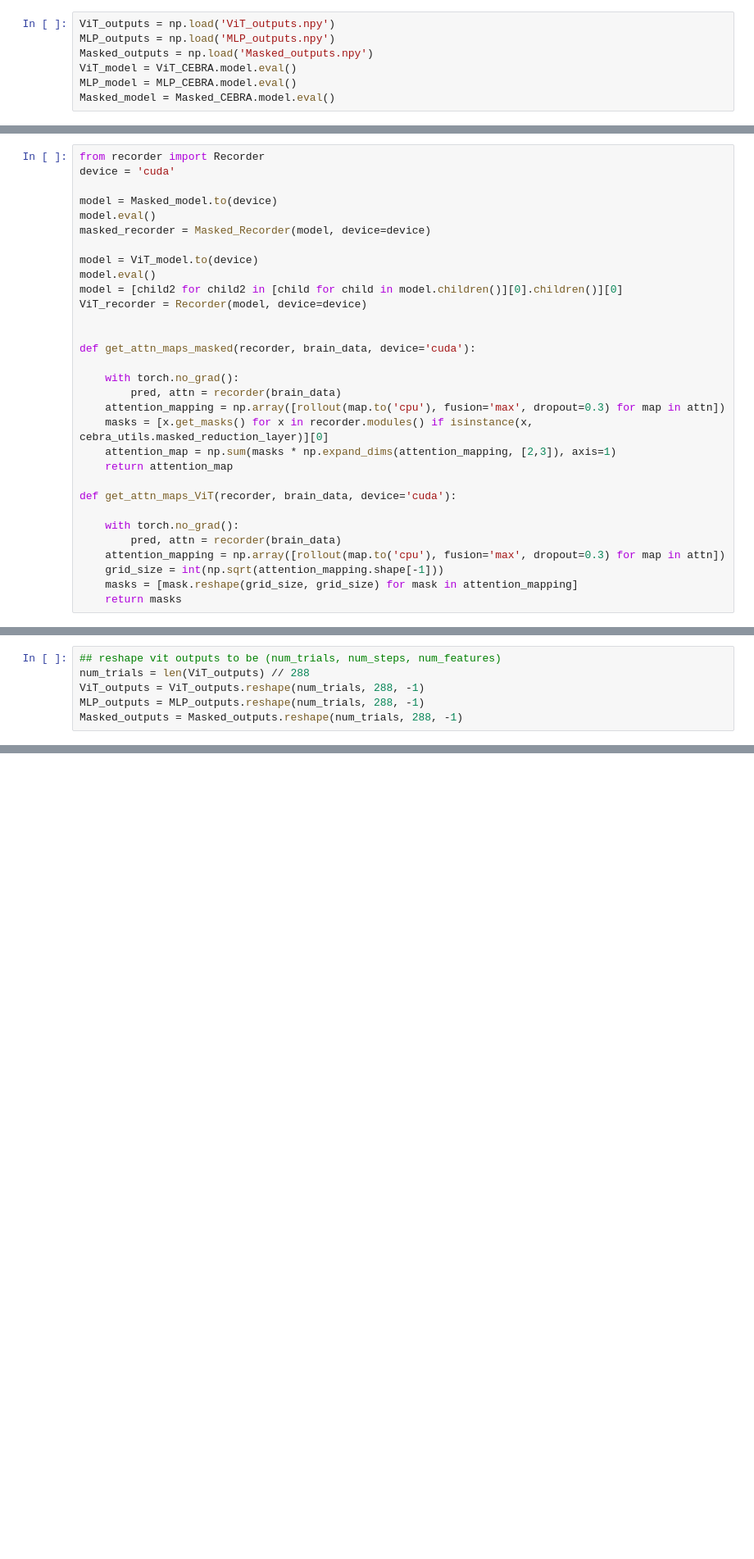
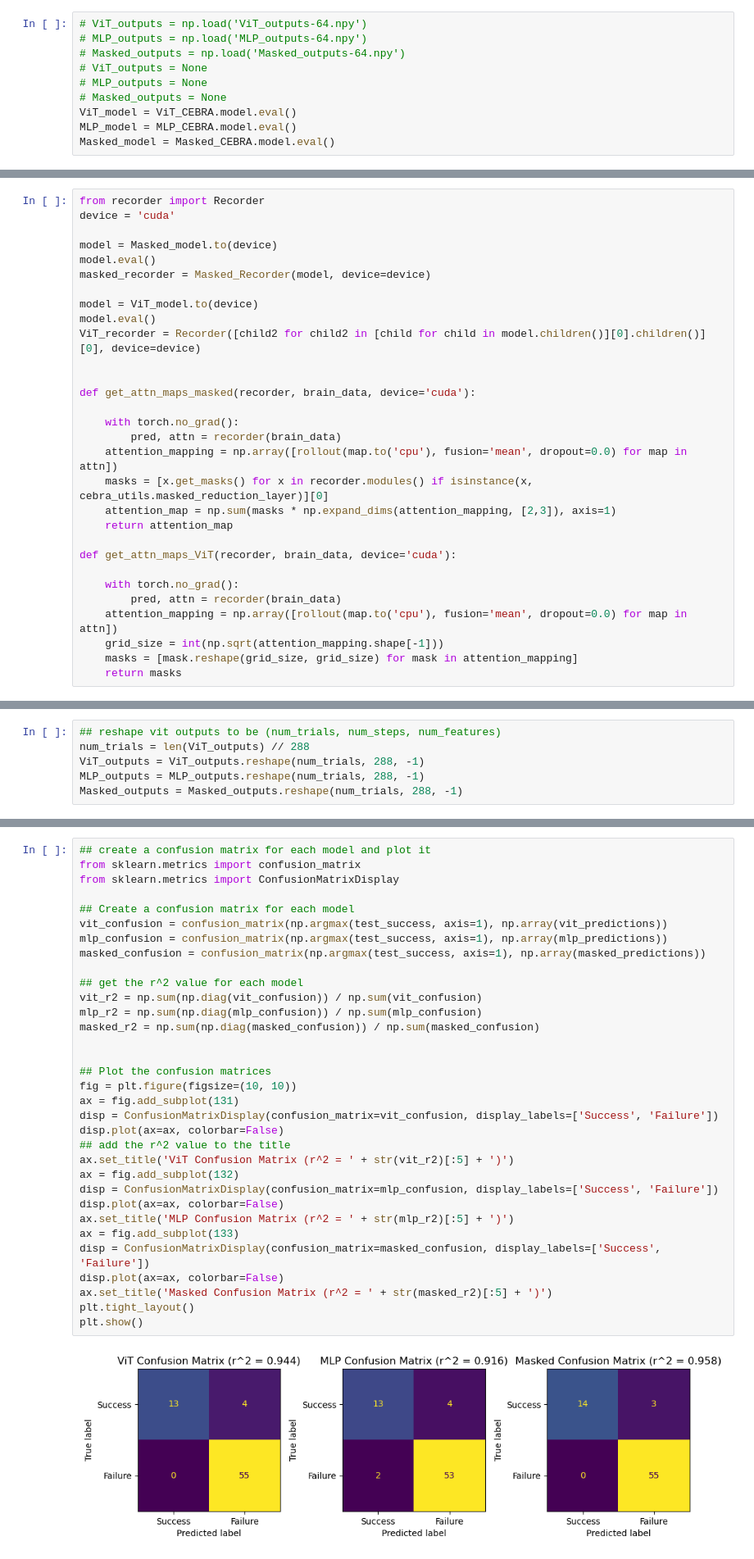
Before and after one commit to Tsuchijo/meso-vit, a Jupyter notebook: src/testing_batch_data.ipynb, the cells around one changed output, grey strips where cells are left out. Shown at 82% size. Cells and saved outputs as stored; diff of their text form; blank space fills up the shorter version.

```diff
--- a/src/testing_batch_data.ipynb
+++ b/src/testing_batch_data.ipynb
@@ -77,9 +82,12 @@ def load_brain_data_multi(data_paths):
             brain_data.extend(load_brain_data(path, trial_num))
     return np.array(brain_data)
 # %%
-ViT_outputs = np.load('ViT_outputs.npy')
-MLP_outputs = np.load('MLP_outputs.npy')
-Masked_outputs = np.load('Masked_outputs.npy')
+# ViT_outputs = np.load('ViT_outputs-64.npy')
+# MLP_outputs = np.load('MLP_outputs-64.npy')
+# Masked_outputs = np.load('Masked_outputs-64.npy')
+# ViT_outputs = None
+# MLP_outputs = None
+# Masked_outputs = None
 ViT_model = ViT_CEBRA.model.eval()
 MLP_model = MLP_CEBRA.model.eval()
 Masked_model = Masked_CEBRA.model.eval()
@@ -230,15 +251,14 @@ masked_recorder = Masked_Recorder(model, device=device)
 
 model = ViT_model.to(device)
 model.eval()
-model = [child2 for child2 in [child for child in model.children()][0].children()][0]
-ViT_recorder = Recorder(model, device=device)
+ViT_recorder = Recorder([child2 for child2 in [child for child in model.children()][0].children()][0], device=device)
 
 
 def get_attn_maps_masked(recorder, brain_data, device='cuda'):
 
     with torch.no_grad():
         pred, attn = recorder(brain_data)
-    attention_mapping = np.array([rollout(map.to('cpu'), fusion='max', dropout=0.3) for map in attn])
+    attention_mapping = np.array([rollout(map.to('cpu'), fusion='mean', dropout=0.0) for map in attn])
     masks = [x.get_masks() for x in recorder.modules() if isinstance(x, cebra_utils.masked_reduction_layer)][0]
     attention_map = np.sum(masks * np.expand_dims(attention_mapping, [2,3]), axis=1)
     return attention_map
@@ -247,7 +267,7 @@ def get_attn_maps_ViT(recorder, brain_data, device='cuda'):
 
     with torch.no_grad():
         pred, attn = recorder(brain_data)
-    attention_mapping = np.array([rollout(map.to('cpu'), fusion='max', dropout=0.3) for map in attn])
+    attention_mapping = np.array([rollout(map.to('cpu'), fusion='mean', dropout=0.0) for map in attn])
     grid_size = int(np.sqrt(attention_mapping.shape[-1]))
     masks = [mask.reshape(grid_size, grid_size) for mask in attention_mapping]
     return masks
@@ -575,0 +677,35 @@ plt.show()
+# %%
+## create a confusion matrix for each model and plot it
+from sklearn.metrics import confusion_matrix
+from sklearn.metrics import ConfusionMatrixDisplay
+
+## Create a confusion matrix for each model
+vit_confusion = confusion_matrix(np.argmax(test_success, axis=1), np.array(vit_predictions))
+mlp_confusion = confusion_matrix(np.argmax(test_success, axis=1), np.array(mlp_predictions))
+masked_confusion = confusion_matrix(np.argmax(test_success, axis=1), np.array(masked_predictions))
+
+## get the r^2 value for each model
+vit_r2 = np.sum(np.diag(vit_confusion)) / np.sum(vit_confusion)
+mlp_r2 = np.sum(np.diag(mlp_confusion)) / np.sum(mlp_confusion)
+masked_r2 = np.sum(np.diag(masked_confusion)) / np.sum(masked_confusion)
+
+
+## Plot the confusion matrices
+fig = plt.figure(figsize=(10, 10))
+ax = fig.add_subplot(131)
+disp = ConfusionMatrixDisplay(confusion_matrix=vit_confusion, display_labels=['Success', 'Failure'])
+disp.plot(ax=ax, colorbar=False)
+## add the r^2 value to the title
+ax.set_title('ViT Confusion Matrix (r^2 = ' + str(vit_r2)[:5] + ')')
+ax = fig.add_subplot(132)
+disp = ConfusionMatrixDisplay(confusion_matrix=mlp_confusion, display_labels=['Success', 'Failure'])
+disp.plot(ax=ax, colorbar=False)
+ax.set_title('MLP Confusion Matrix (r^2 = ' + str(mlp_r2)[:5] + ')')
+ax = fig.add_subplot(133)
+disp = ConfusionMatrixDisplay(confusion_matrix=masked_confusion, display_labels=['Success', 'Failure'])
+disp.plot(ax=ax, colorbar=False)
+ax.set_title('Masked Confusion Matrix (r^2 = ' + str(masked_r2)[:5] + ')')
+plt.tight_layout()
+plt.show()
+# %% [output]
+[figure, added]
```
Also changed, not shown: parts of 10 cells of this notebook, 6 other files.
